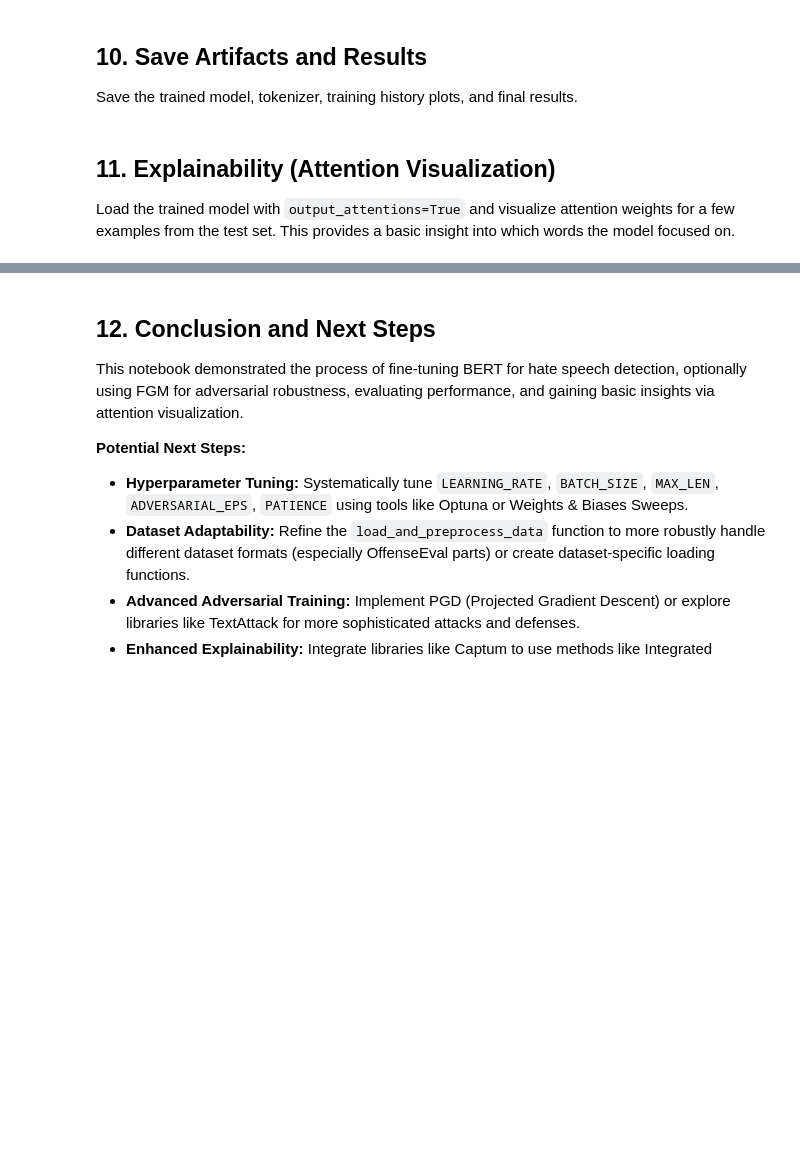
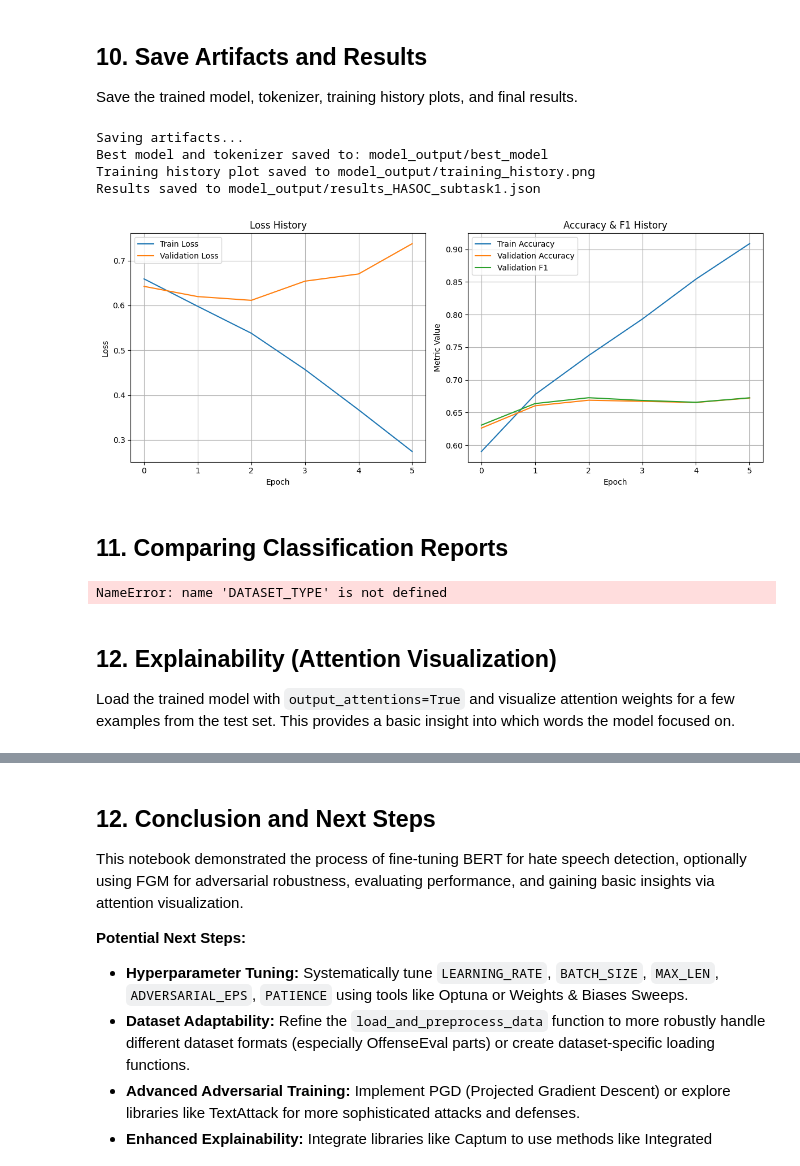
Before and after one commit to williamporomaa/D7047E_exercise_group_5, a Jupyter notebook: Project_folder/ProjectNLP_Hate_Speech_Detection_Group_5.ipynb, the cells around one changed output, grey strips where cells are left out. Saved outputs shown, nothing was run; the diff lists cells and outputs as text; code cells hidden in the pictures; blank space fills up the shorter version.

```diff
--- a/Project_folder/ProjectNLP_Hate_Speech_Detection_Group_5.ipynb
+++ b/Project_folder/ProjectNLP_Hate_Speech_Detection_Group_5.ipynb
@@ -1023,40 +1075,98 @@ except Exception as e:
 
 # --- Save Configuration and Results to JSON ---
 # Reuse config_dict from earlier
 # Ensure confusion_matrix is serializable
 cm_data = cm.tolist() if hasattr(cm, 'tolist') else cm
 
 results = {
     'config': config_dict,
     'training_info': {
         'epochs_run': len(history['train_loss']),
         'total_training_time_seconds': total_training_time,
         'best_validation_loss': best_val_loss if best_model_state is not None else None,
         'best_epoch': best_epoch if best_model_state is not None else None
     },
     'history': history,
     'test_metrics': {
         'loss': test_loss,
         'accuracy': test_acc,
         'f1_score_weighted': test_f1,
         'precision_weighted': test_precision,
         'recall_weighted': test_recall
     },
     'classification_report': report,
     'confusion_matrix': cm_data
 }
 
-results_path = os.path.join(OUTPUT_DIR, 'results.json')
+results_filename = f"results_{DATASET_TYPE}_subtask{SUBTASK.lower()}.json"
+results_path     = os.path.join(OUTPUT_DIR, results_filename)
+
 try:
     with open(results_path, 'w') as f:
         json.dump(results, f, indent=4)
-    print(f"Configuration, history and results saved to {results_path}")
+    print(f"Results saved to {results_path}")
 except Exception as e:
-     print(f"Error saving results JSON: {e}")
-
-print("\nArtifact saving complete.")
+    print(f"Error saving results JSON: {e}")
+# %% [output]
+Saving artifacts...
+Best model and tokenizer saved to: model_output/best_model
+Training history plot saved to model_output/training_history.png
+Results saved to model_output/results_HASOC_subtask1.json
+[figure, added]
+# %% [markdown]
+## 11. Comparing Classification Reports
+# %%
+
+# List the datasets & subtasks you care about
+configs = [
+    ('HASOC',      '1'),
+    ('HASOC',      '2'),
+    ('HASOC',      '3'),
+    ('OffenseEval','a'),
+    ('OffenseEval','b'),
+    ('OffenseEval','c'),
+]
+
+results = []
+for ds, st in configs:
+    # load the JSON you saved in each run: results_{DS}_subtask{ST}.json
+    results_filename = f"results_{DATASET_TYPE}_subtask{SUBTASK.lower()}.json"
+    results_path     = os.path.join(OUTPUT_DIR, results_filename)
+    try:
+        with open(results_path) as f:
+            r = json.load(f)
+        acc = r['test_metrics']['accuracy']
+        f1  = r['test_metrics']['f1_score_weighted']
+        results.append({
+            'dataset': ds,
+            'subtask': st,
+            'accuracy': acc,
+            'f1_weighted': f1
+        })
+    except FileNotFoundError:
+        print(f"⚠️  Could not find {results_path}, skipping.")
+
+# Build a DataFrame and display
+df = pd.DataFrame(results)
+display(df)
+
+# (Optional) print as table
+print(tabulate(df, headers='keys', tablefmt='github', showindex=False))
+
+plt.figure(figsize=(8,4))
+plt.bar(
+    [f"{r['dataset']}-{r['subtask']}" for r in results],
+    [r['accuracy'] for r in results]
+)
+plt.xticks(rotation=45, ha='right')
+plt.ylabel("Accuracy")
+plt.title("Comparison of Test Accuracy Across Subtasks")
+plt.tight_layout()
+plt.show()
+# %% [output]
+NameError: name 'DATASET_TYPE' is not defined
 # %% [markdown]
-## 11. Explainability (Attention Visualization)
+## 12. Explainability (Attention Visualization)
 
 Load the trained model with `output_attentions=True` and visualize attention weights for a few examples from the test set. This provides a basic insight into which words the model focused on.
 # %%
```
Also changed, not shown: parts of 13 cells of this notebook.
